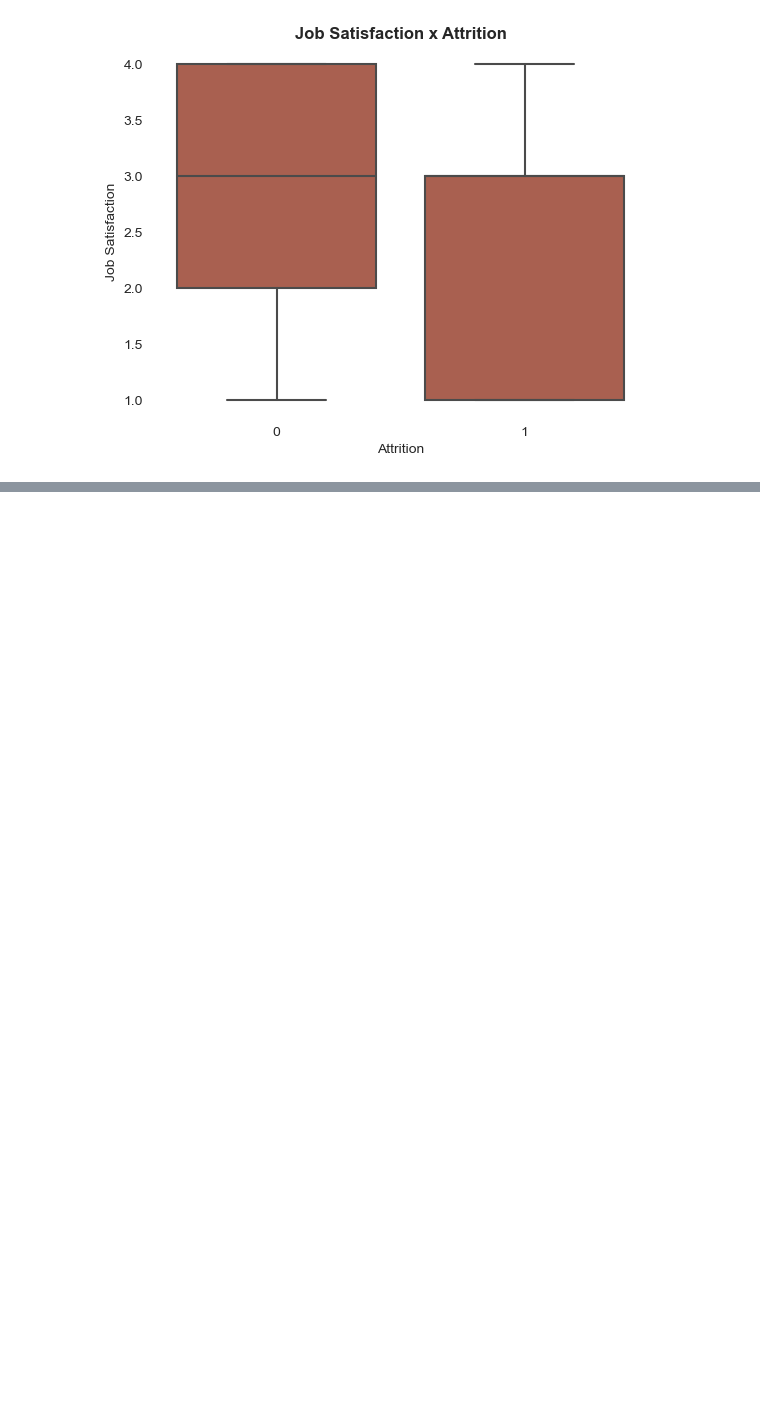
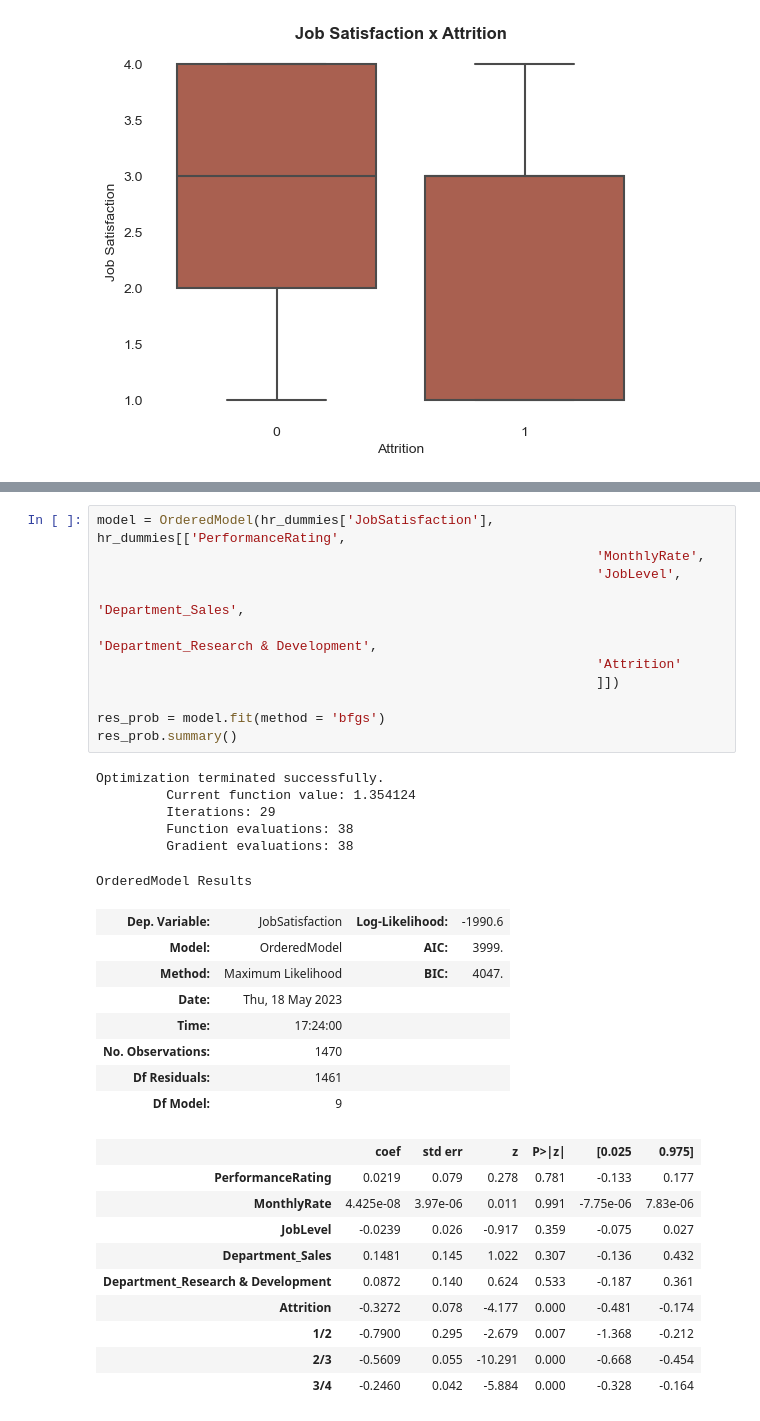
Before and after one commit to mlpost/Data-Projects, a Jupyter notebook: Kaggle HR Analytics/Predicting Attrition and Engagement/attritionAndEngagementAnalysis.ipynb, the cells around one changed output, grey strips where cells are left out. Saved outputs shown, nothing was run; the diff lists cells and outputs as text; blank space fills up the shorter version.

```diff
--- a/Kaggle HR Analytics/Predicting Attrition and Engagement/attritionAndEngagementAnalysis.ipynb
+++ b/Kaggle HR Analytics/Predicting Attrition and Engagement/attritionAndEngagementAnalysis.ipynb
@@ -877,0 +896,36 @@ plt.show();
+# %%
+model = OrderedModel(hr_dummies['JobSatisfaction'], hr_dummies[['PerformanceRating',
+                                                                'MonthlyRate',
+                                                                'JobLevel',
+                                                                'Department_Sales',
+                                                                'Department_Research & Development',
+                                                                'Attrition'
+                                                                ]])
+
+res_prob = model.fit(method = 'bfgs')
+res_prob.summary()
+# %% [output]
+Optimization terminated successfully.
+         Current function value: 1.354124
+         Iterations: 29
+         Function evaluations: 38
+         Gradient evaluations: 38
+OrderedModel Results
+| Dep. Variable: | JobSatisfaction | Log-Likelihood: | -1990.6 |
+| Model: | OrderedModel | AIC: | 3999. |
+| Method: | Maximum Likelihood | BIC: | 4047. |
+| Date: | Thu, 18 May 2023 |  |  |
+| Time: | 17:24:00 |  |  |
+| No. Observations: | 1470 |  |  |
+| Df Residuals: | 1461 |  |  |
+| Df Model: | 9 |  |  |
+|  | coef | std err | z | P>|z| | [0.025 | 0.975] |
+| PerformanceRating | 0.0219 | 0.079 | 0.278 | 0.781 | -0.133 | 0.177 |
+| MonthlyRate | 4.425e-08 | 3.97e-06 | 0.011 | 0.991 | -7.75e-06 | 7.83e-06 |
+| JobLevel | -0.0239 | 0.026 | -0.917 | 0.359 | -0.075 | 0.027 |
+| Department_Sales | 0.1481 | 0.145 | 1.022 | 0.307 | -0.136 | 0.432 |
+| Department_Research & Development | 0.0872 | 0.140 | 0.624 | 0.533 | -0.187 | 0.361 |
+| Attrition | -0.3272 | 0.078 | -4.177 | 0.000 | -0.481 | -0.174 |
+| 1/2 | -0.7900 | 0.295 | -2.679 | 0.007 | -1.368 | -0.212 |
+| 2/3 | -0.5609 | 0.055 | -10.291 | 0.000 | -0.668 | -0.454 |
+| 3/4 | -0.2460 | 0.042 | -5.884 | 0.000 | -0.328 | -0.164 |
```
Also changed, not shown: parts of 16 cells of this notebook.
